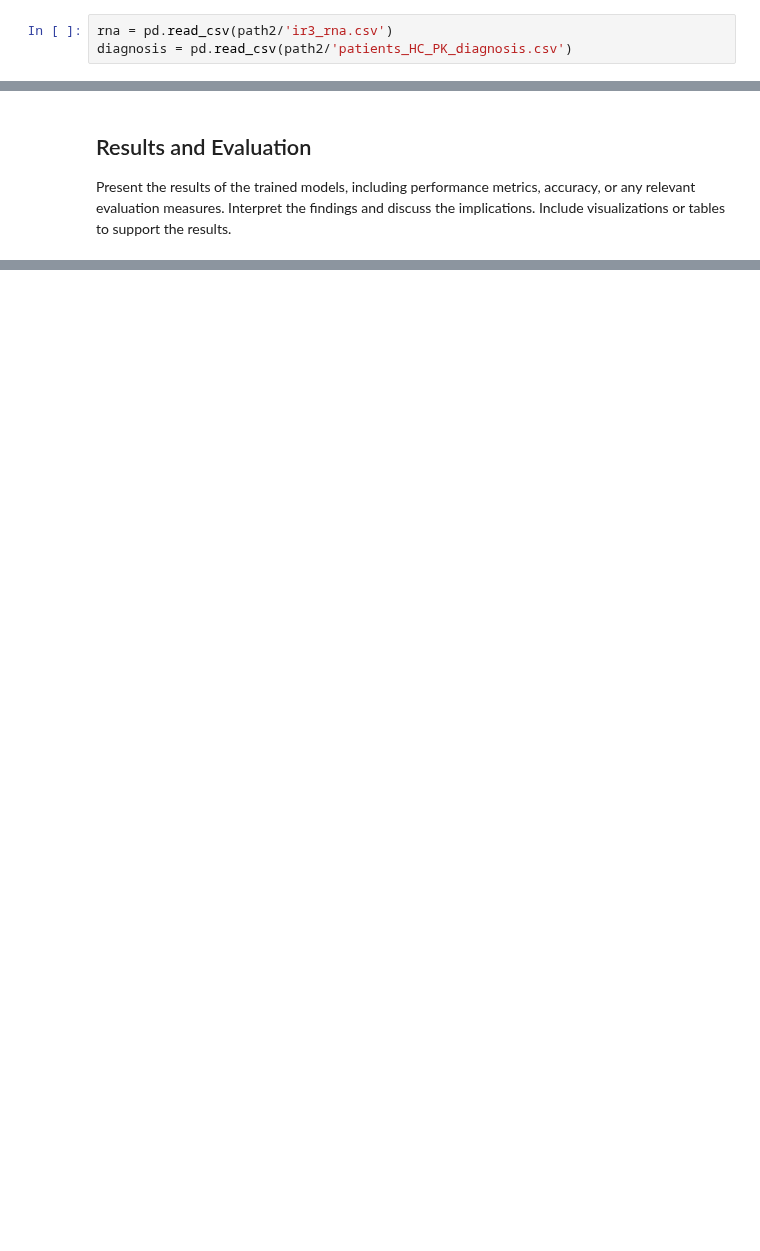
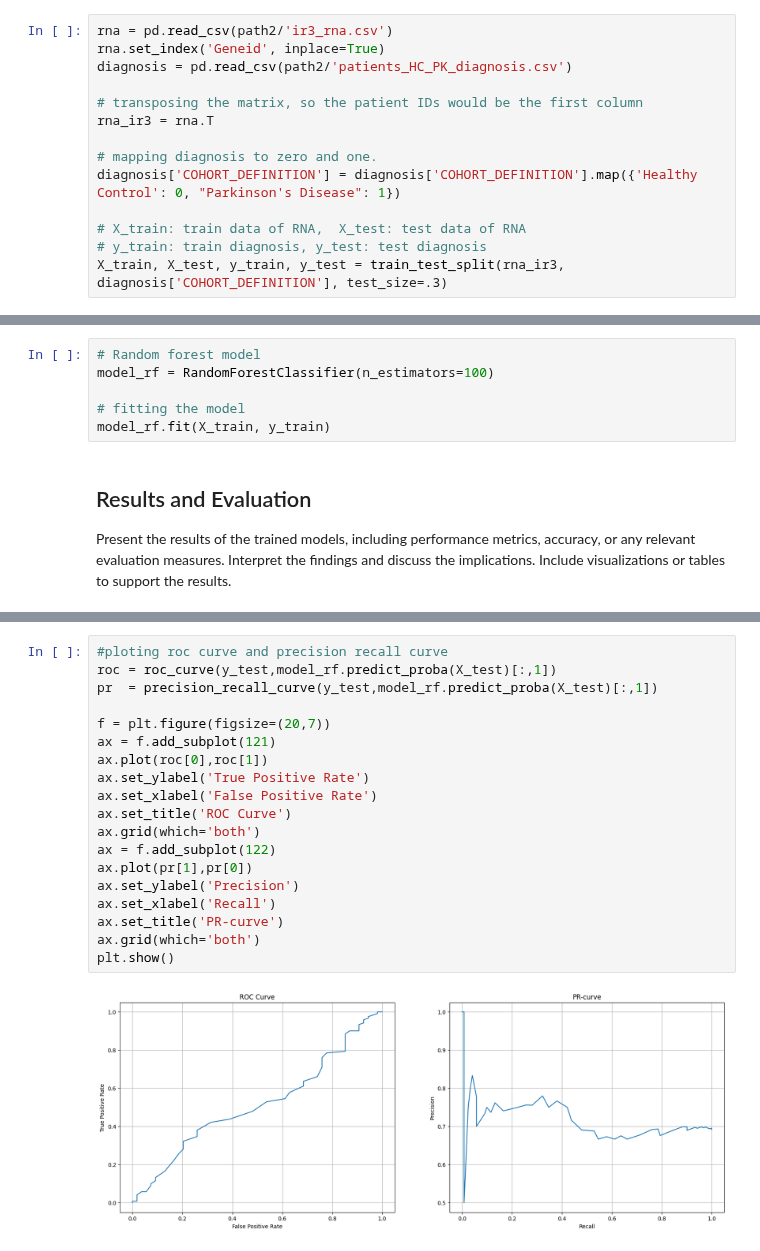
Before and after one commit to zainabnazari/ppmi, a Jupyter notebook: main_ppmi_notebook.ipynb, the cells around one changed output, grey strips where cells are left out. Cells and saved outputs as stored; diff of their text form; blank space fills up the shorter version.

Commit message:
random forest and evaluation added

```diff
--- a/main_ppmi_notebook.ipynb
+++ b/main_ppmi_notebook.ipynb
@@ -260,4 +260,15 @@ patient11_filtered.to_csv(path2/'patients_HC_PK_diagnosis.csv', index=False)
 Build and train machine learning models on the prepared data. Explain the choice of models, feature engineering techniques, and hyperparameter tuning. Provide code and comments to walk through the model training process.
 # %%
 rna = pd.read_csv(path2/'ir3_rna.csv')
+rna.set_index('Geneid', inplace=True)
 diagnosis = pd.read_csv(path2/'patients_HC_PK_diagnosis.csv')
+
+# transposing the matrix, so the patient IDs would be the first column
+rna_ir3 = rna.T
+
+# mapping diagnosis to zero and one.
+diagnosis['COHORT_DEFINITION'] = diagnosis['COHORT_DEFINITION'].map({'Healthy Control': 0, "Parkinson's Disease": 1})
+
+# X_train: train data of RNA,  X_test: test data of RNA
+# y_train: train diagnosis, y_test: test diagnosis
+X_train, X_test, y_train, y_test = train_test_split(rna_ir3, diagnosis['COHORT_DEFINITION'], test_size=.3)
@@ -282,3 +283,9 @@ diagnosis
+# %%
+# Random forest model
+model_rf = RandomForestClassifier(n_estimators=100)
+
+# fitting the model
+model_rf.fit(X_train, y_train)
 # %% [markdown]
 <a id="results"></a>
 ## Results and Evaluation
@@ -286,0 +311,21 @@ Present the results of the trained models, including performance metrics, accura
+# %%
+#ploting roc curve and precision recall curve
+roc = roc_curve(y_test,model_rf.predict_proba(X_test)[:,1])
+pr  = precision_recall_curve(y_test,model_rf.predict_proba(X_test)[:,1])
+
+f = plt.figure(figsize=(20,7))
+ax = f.add_subplot(121)
+ax.plot(roc[0],roc[1])
+ax.set_ylabel('True Positive Rate')
+ax.set_xlabel('False Positive Rate')
+ax.set_title('ROC Curve')
+ax.grid(which='both')
+ax = f.add_subplot(122)
+ax.plot(pr[1],pr[0])
+ax.set_ylabel('Precision')
+ax.set_xlabel('Recall')
+ax.set_title('PR-curve')
+ax.grid(which='both')
+plt.show()
+# %% [output]
+[figure, added]
```
Also changed, not shown: parts of 5 cells of this notebook.
